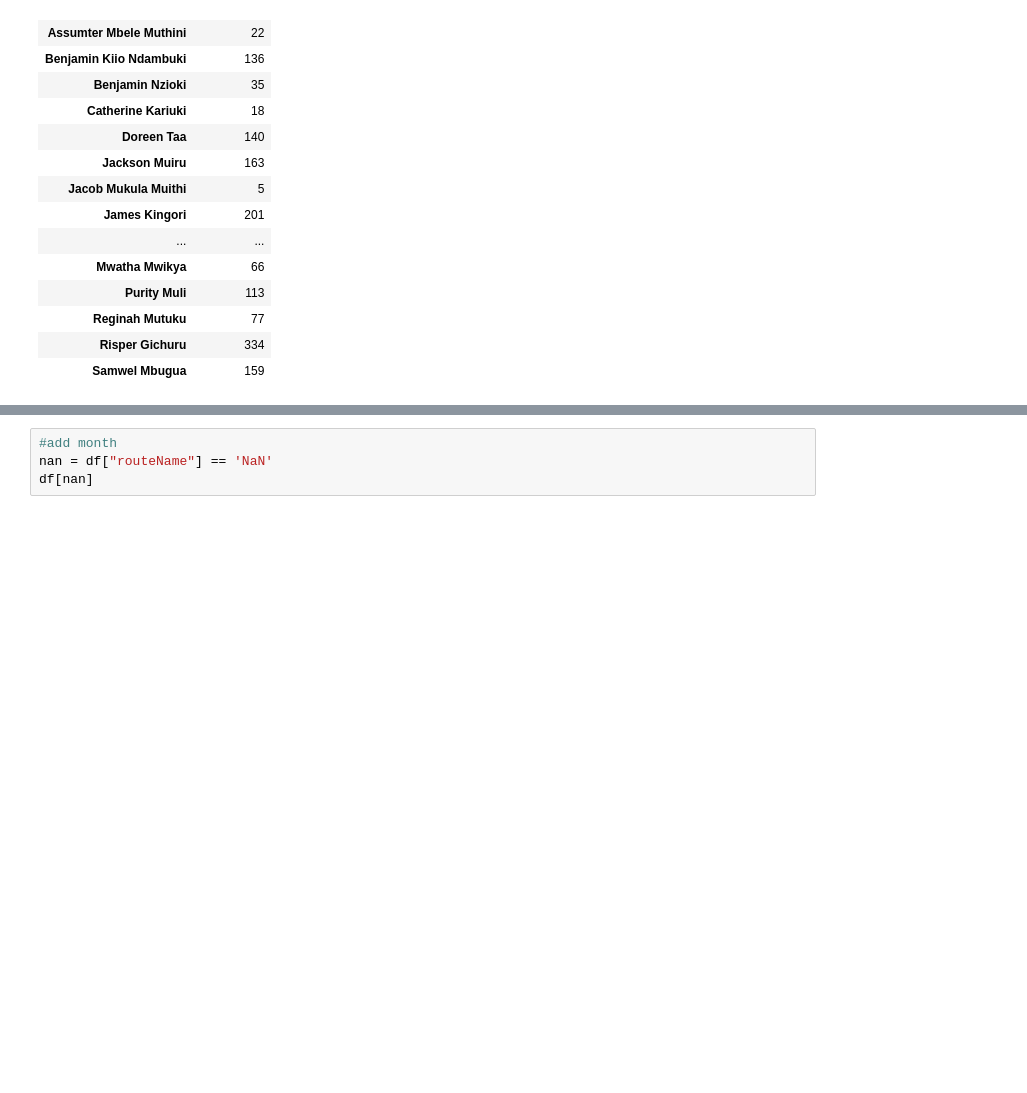
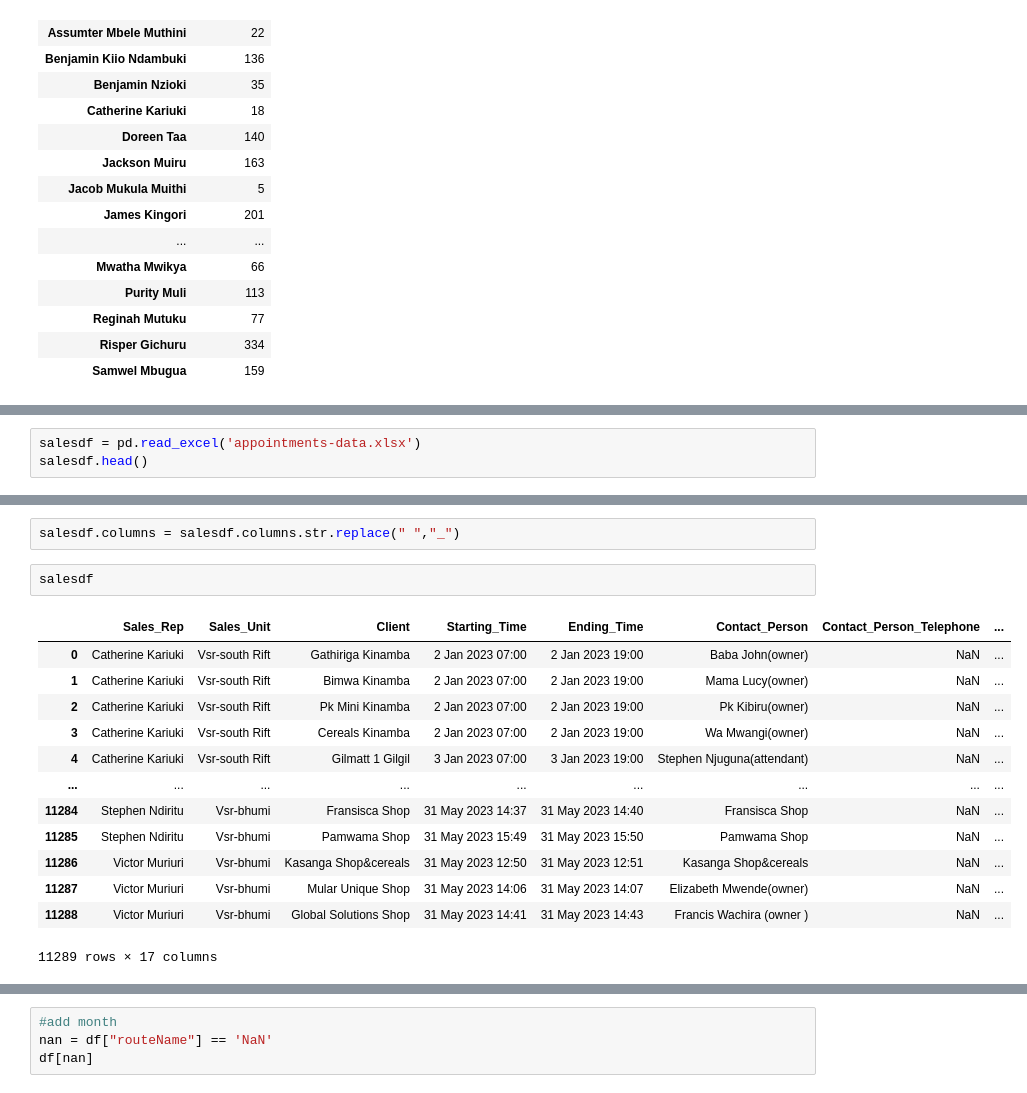
Before and after one commit to bmutisya/SalesDashboard, a Jupyter notebook: Efisales.ipynb, the cells around one changed output, grey strips where cells are left out. Drawn from its saved outputs; the diff is of its cells as text; blank space fills up the shorter version.

```diff
--- a/Efisales.ipynb
+++ b/Efisales.ipynb
@@ -139,0 +127,3 @@ px.bar(jupi,x=jupi.index,y=jupi.clientName,orientation="v",
+# %%
+salesdf = pd.read_excel('appointments-data.xlsx')
+salesdf.head()
@@ -139,0 +145,18 @@ px.bar(jupi,x=jupi.index,y=jupi.clientName,orientation="v",
+# %%
+salesdf.columns = salesdf.columns.str.replace(" ","_")
+# %%
+salesdf
+# %% [output]
+|  | Sales_Rep | Sales_Unit | Client | Starting_Time | Ending_Time | Contact_Person | Contact_Person_Telephone | ... |
+| 0 | Catherine Kariuki | Vsr-south Rift | Gathiriga Kinamba | 2 Jan 2023 07:00 | 2 Jan 2023 19:00 | Baba John(owner) | NaN | ... |
+| 1 | Catherine Kariuki | Vsr-south Rift | Bimwa Kinamba | 2 Jan 2023 07:00 | 2 Jan 2023 19:00 | Mama Lucy(owner) | NaN | ... |
+| 2 | Catherine Kariuki | Vsr-south Rift | Pk Mini Kinamba | 2 Jan 2023 07:00 | 2 Jan 2023 19:00 | Pk Kibiru(owner) | NaN | ... |
+| 3 | Catherine Kariuki | Vsr-south Rift | Cereals Kinamba | 2 Jan 2023 07:00 | 2 Jan 2023 19:00 | Wa Mwangi(owner) | NaN | ... |
+| 4 | Catherine Kariuki | Vsr-south Rift | Gilmatt 1 Gilgil | 3 Jan 2023 07:00 | 3 Jan 2023 19:00 | Stephen Njuguna(attendant) | NaN | ... |
+| ... | ... | ... | ... | ... | ... | ... | ... | ... |
+| 11284 | Stephen Ndiritu | Vsr-bhumi | Fransisca Shop | 31 May 2023 14:37 | 31 May 2023 14:40 | Fransisca Shop | NaN | ... |
+| 11285 | Stephen Ndiritu | Vsr-bhumi | Pamwama Shop | 31 May 2023 15:49 | 31 May 2023 15:50 | Pamwama Shop | NaN | ... |
+| 11286 | Victor Muriuri | Vsr-bhumi | Kasanga Shop&cereals | 31 May 2023 12:50 | 31 May 2023 12:51 | Kasanga Shop&cereals | NaN | ... |
+| 11287 | Victor Muriuri | Vsr-bhumi | Mular Unique Shop | 31 May 2023 14:06 | 31 May 2023 14:07 | Elizabeth Mwende(owner) | NaN | ... |
+| 11288 | Victor Muriuri | Vsr-bhumi | Global Solutions Shop | 31 May 2023 14:41 | 31 May 2023 14:43 | Francis Wachira (owner ) | NaN | ... |
+11289 rows × 17 columns
```
Also changed, not shown: parts of 12 cells of this notebook, 2 other files.
